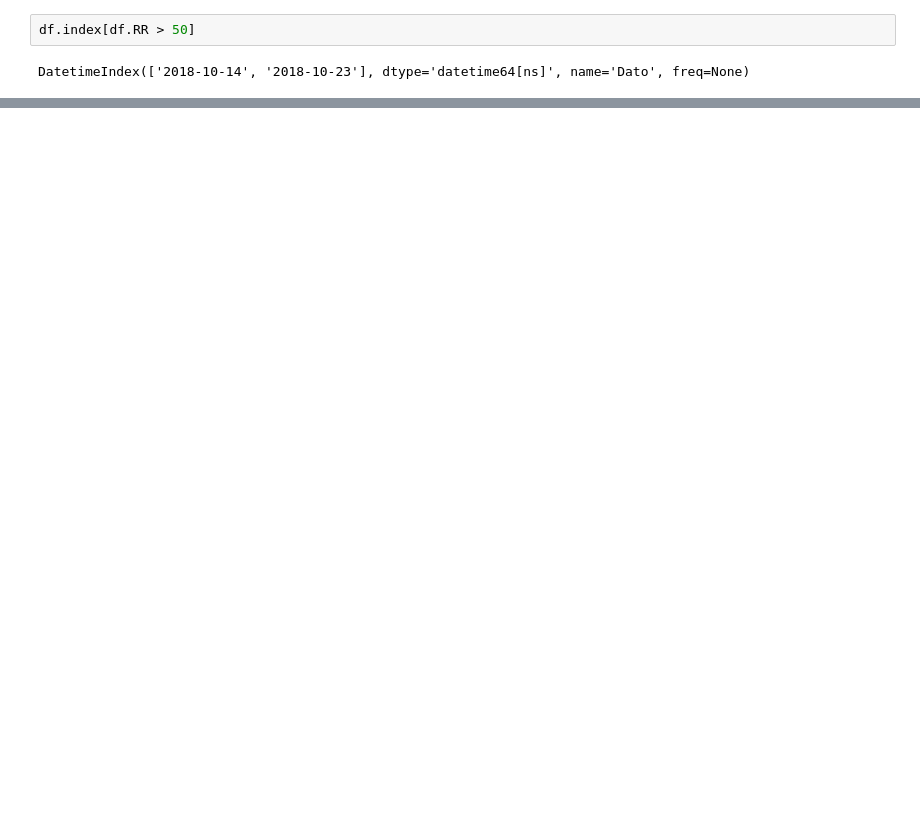
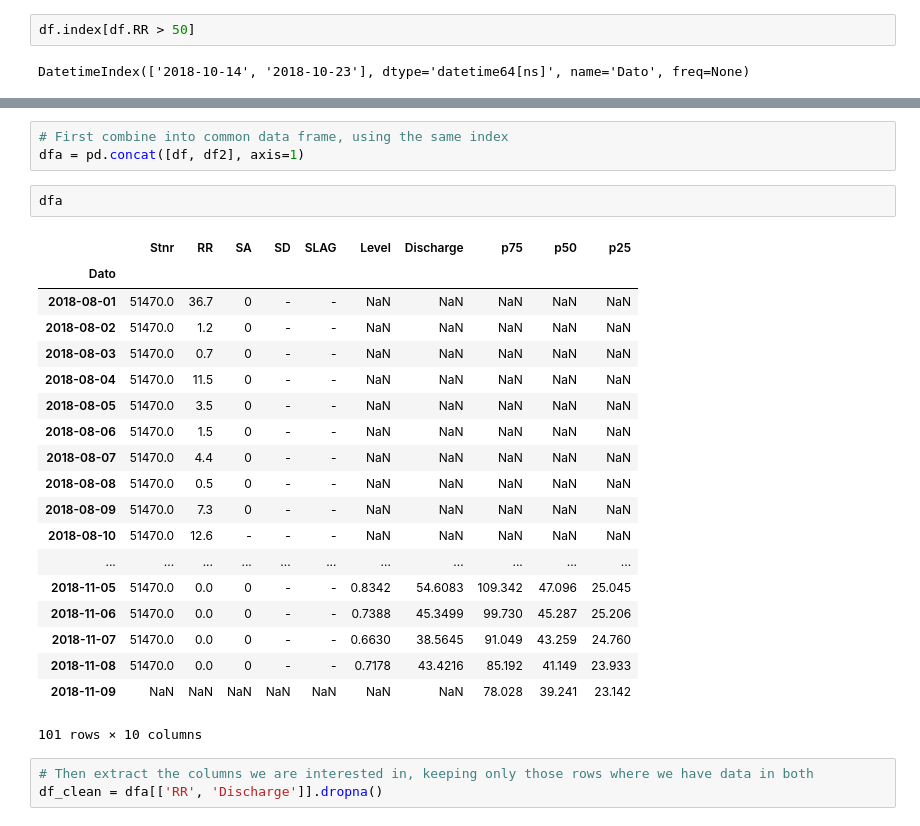
Before and after one commit to rewquey/python_intro, a Jupyter notebook: D2S1 Analyse time series.ipynb, the cells around one changed output, grey strips where cells are left out. Cells and saved outputs as stored; diff of their text form; blank space fills up the shorter version.

```diff
--- a/D2S1 Analyse time series.ipynb
+++ b/D2S1 Analyse time series.ipynb
@@ -36,0 +151,28 @@ DatetimeIndex(['2018-10-14', '2018-10-23'], dtype='datetime64[ns]', name='Dato',
+# %%
+# First combine into common data frame, using the same index
+dfa = pd.concat([df, df2], axis=1)
+# %%
+dfa
+# %% [output]
+|  | Stnr | RR | SA | SD | SLAG | Level | Discharge | p75 | p50 | p25 |
+| Dato |  |  |  |  |  |  |  |  |  |  |
+| 2018-08-01 | 51470.0 | 36.7 | 0 | - | - | NaN | NaN | NaN | NaN | NaN |
+| 2018-08-02 | 51470.0 | 1.2 | 0 | - | - | NaN | NaN | NaN | NaN | NaN |
+| 2018-08-03 | 51470.0 | 0.7 | 0 | - | - | NaN | NaN | NaN | NaN | NaN |
+| 2018-08-04 | 51470.0 | 11.5 | 0 | - | - | NaN | NaN | NaN | NaN | NaN |
+| 2018-08-05 | 51470.0 | 3.5 | 0 | - | - | NaN | NaN | NaN | NaN | NaN |
+| 2018-08-06 | 51470.0 | 1.5 | 0 | - | - | NaN | NaN | NaN | NaN | NaN |
+| 2018-08-07 | 51470.0 | 4.4 | 0 | - | - | NaN | NaN | NaN | NaN | NaN |
+| 2018-08-08 | 51470.0 | 0.5 | 0 | - | - | NaN | NaN | NaN | NaN | NaN |
+| 2018-08-09 | 51470.0 | 7.3 | 0 | - | - | NaN | NaN | NaN | NaN | NaN |
+| 2018-08-10 | 51470.0 | 12.6 | - | - | - | NaN | NaN | NaN | NaN | NaN |
+| ... | ... | ... | ... | ... | ... | ... | ... | ... | ... | ... |
+| 2018-11-05 | 51470.0 | 0.0 | 0 | - | - | 0.8342 | 54.6083 | 109.342 | 47.096 | 25.045 |
+| 2018-11-06 | 51470.0 | 0.0 | 0 | - | - | 0.7388 | 45.3499 | 99.730 | 45.287 | 25.206 |
+| 2018-11-07 | 51470.0 | 0.0 | 0 | - | - | 0.6630 | 38.5645 | 91.049 | 43.259 | 24.760 |
+| 2018-11-08 | 51470.0 | 0.0 | 0 | - | - | 0.7178 | 43.4216 | 85.192 | 41.149 | 23.933 |
+| 2018-11-09 | NaN | NaN | NaN | NaN | NaN | NaN | NaN | 78.028 | 39.241 | 23.142 |
+101 rows × 10 columns
+# %%
+# Then extract the columns we are interested in, keeping only those rows where we have data in both
+df_clean = dfa[['RR', 'Discharge']].dropna()
```
Also changed, not shown: parts of 49 cells of this notebook.
